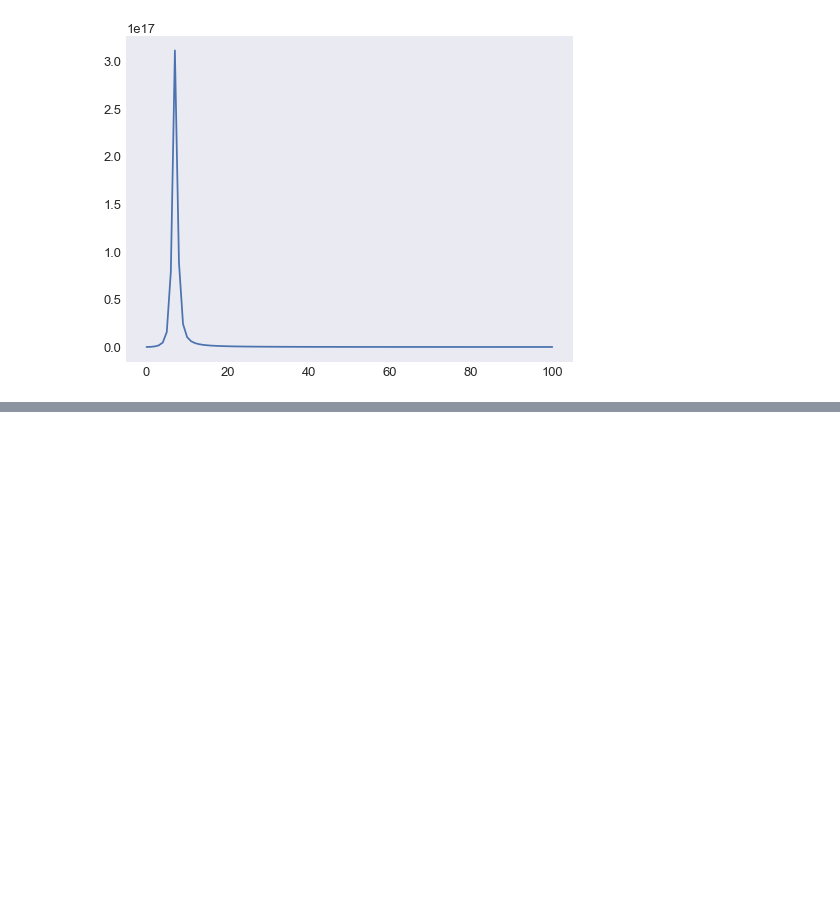
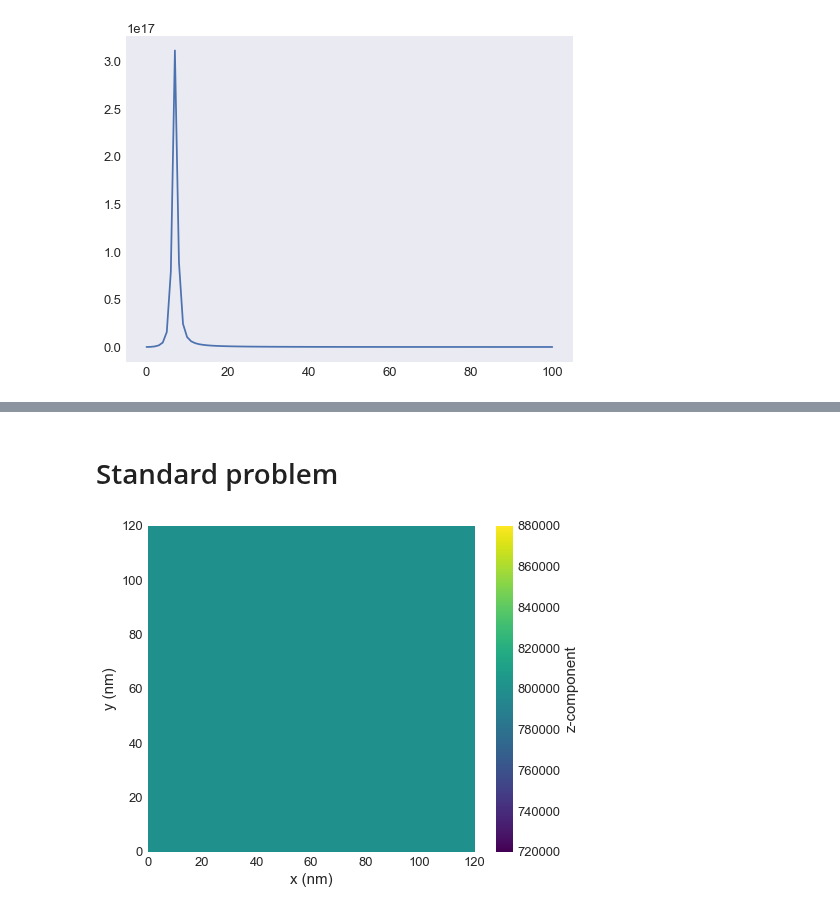
Before and after one commit to ubermag/micromagneticdata, a Jupyter notebook: dev/FFT Development.ipynb, the cells around one changed output, grey strips where cells are left out. Cells and saved outputs as stored; diff of their text form; code cells hidden in the pictures; blank space fills up the shorter version.

```diff
--- a/dev/FFT Development.ipynb
+++ b/dev/FFT Development.ipynb
@@ -109 +110,3 @@ SyntaxError: invalid syntax (<ipython-input-248-9bfb7437ff30>, line 1)
+# %% [markdown]
+# Standard problem
 # %%
@@ -127,0 +125,11 @@ field = df.Field(mesh=mesh, dim=3, value=val_fun, norm=ms_fun)
+# %%
+system = mm.System(name='standard_problem')
+system.energy = (mm.Exchange(A=A) +
+                 mm.Zeeman(H=H_relax) +
+                 mm.Demag())
+system.dynamics = mm.Precession(gamma0=gyro) + mm.Damping(alpha=damp)
+system.m = field
+
+system.m.plane('z').mpl()
+# %% [output]
+[figure, added]
```
Also changed, not shown: parts of 51 cells of this notebook, 1 other file.
